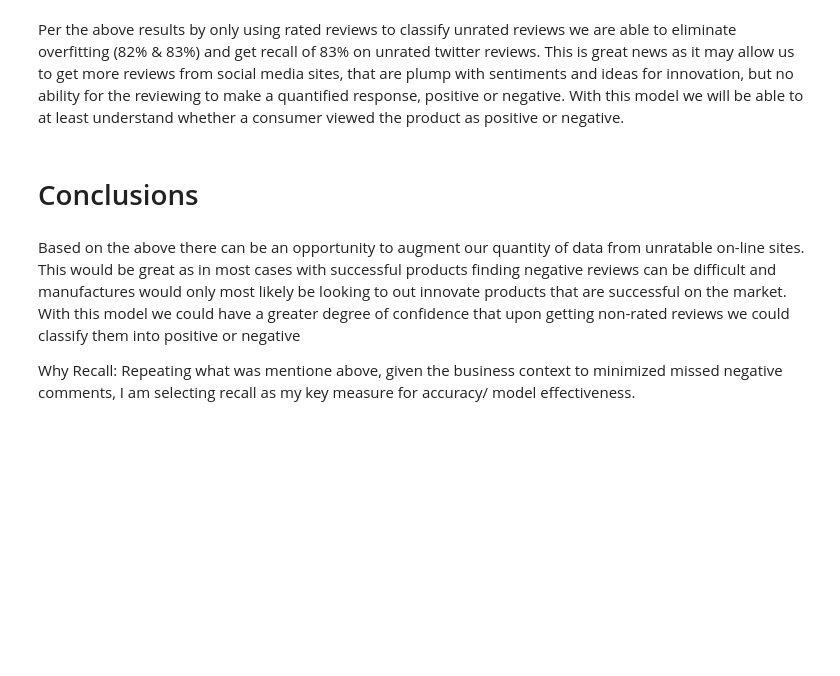
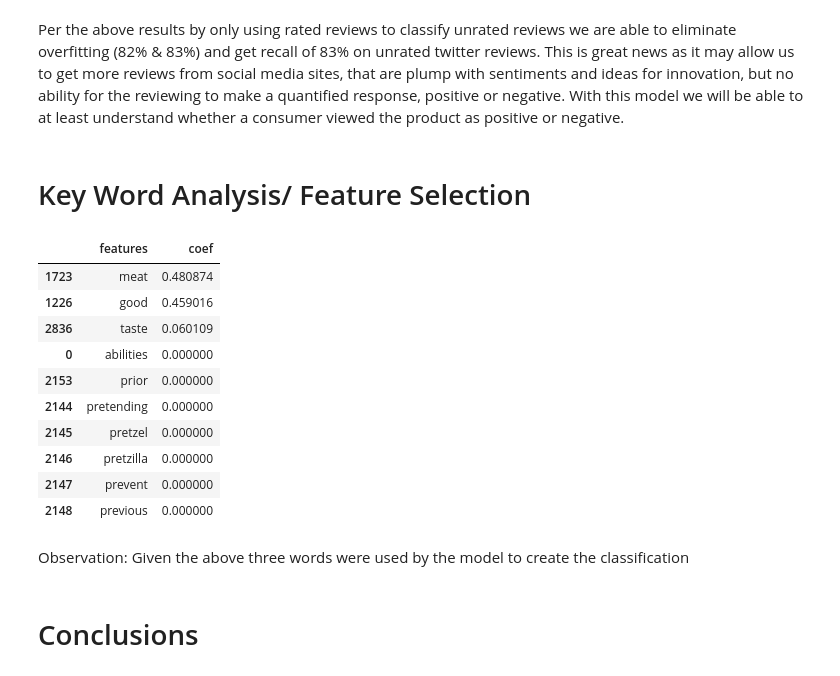
Before and after one commit to rgpihlstrom/NLP-Topic-Modeling, a Jupyter notebook: TextClassificationProductReviews.ipynb, the cells around one changed output. Saved outputs shown, nothing was run; the diff lists cells and outputs as text; code cells hidden in the pictures; blank space fills up the shorter version.

```diff
--- a/TextClassificationProductReviews.ipynb
+++ b/TextClassificationProductReviews.ipynb
@@ -236,9 +236,39 @@ plt.show()
 ## Observations <a class="anchor" id="TestTrainobs"></a>
 # %% [markdown]
 Per the above results by only using rated reviews to classify unrated reviews we are able to eliminate overfitting (82% & 83%) and get recall of 83% on unrated twitter reviews.  This is great news as it may allow us to get more reviews from social media sites, that are plump with sentiments and ideas for innovation, but no ability for the reviewing to make a quantified response, positive or negative.  With this model we will be able to at least understand whether a consumer viewed the product as positive or negative.
+# %% [markdown]
+# Key Word Analysis/ Feature Selection
+# %%
+feature_names = vectorizer.get_feature_names()
+
+dictOfDfs_Importantfeatures = {}
+df_feature_importances = pd.concat([pd.DataFrame(feature_names, columns = ["features"]),
+                                    pd.DataFrame(np.transpose(Rf_RetailOnlyModel.best_estimator_.feature_importances_), columns = ["coef"])],axis = 1)
+
+df_feature_importances["coef"] = df_feature_importances["coef"]
+df_feature_importances = df_feature_importances.sort_values(by="coef", ascending=False)
+df_feature_importances.head(10)
+
+
+# import matplotlib
+# matplotlib.rcParams['figure.figsize'] = (8.0, 10.0)
+# ax = df_feature_importances.plot(kind = "barh")
+# plt.title("Feature importance using Lasso Model")
+# ax.set_yticklabels(df_feature_importances['features']);
+# plt.show();
+# %% [output]
+|  | features | coef |
+| 1723 | meat | 0.480874 |
+| 1226 | good | 0.459016 |
+| 2836 | taste | 0.060109 |
+| 0 | abilities | 0.000000 |
+| 2153 | prior | 0.000000 |
+| 2144 | pretending | 0.000000 |
+| 2145 | pretzel | 0.000000 |
+| 2146 | pretzilla | 0.000000 |
+| 2147 | prevent | 0.000000 |
+| 2148 | previous | 0.000000 |
+# %% [markdown]
+Observation:  Given the above three words were used by the model to create the classification
 # %% [markdown]
 # Conclusions <a class="anchor" id="Conclusions"></a>
-# %% [markdown]
-Based on the above there can be an opportunity to augment our quantity of data from unratable on-line sites.  This would be great as in most cases with successful products finding negative reviews can be difficult and manufactures would only most likely be looking to out innovate products that are successful on the market.  With this model we could have a greater degree of confidence that upon getting non-rated reviews we could classify them into positive or negative
-
-Why Recall:  Repeating what was mentione above, given the business context to minimized missed negative comments, I am selecting recall as my key measure for accuracy/ model effectiveness.
```
Also changed, not shown: parts of 2 cells of this notebook, 2 other files.
